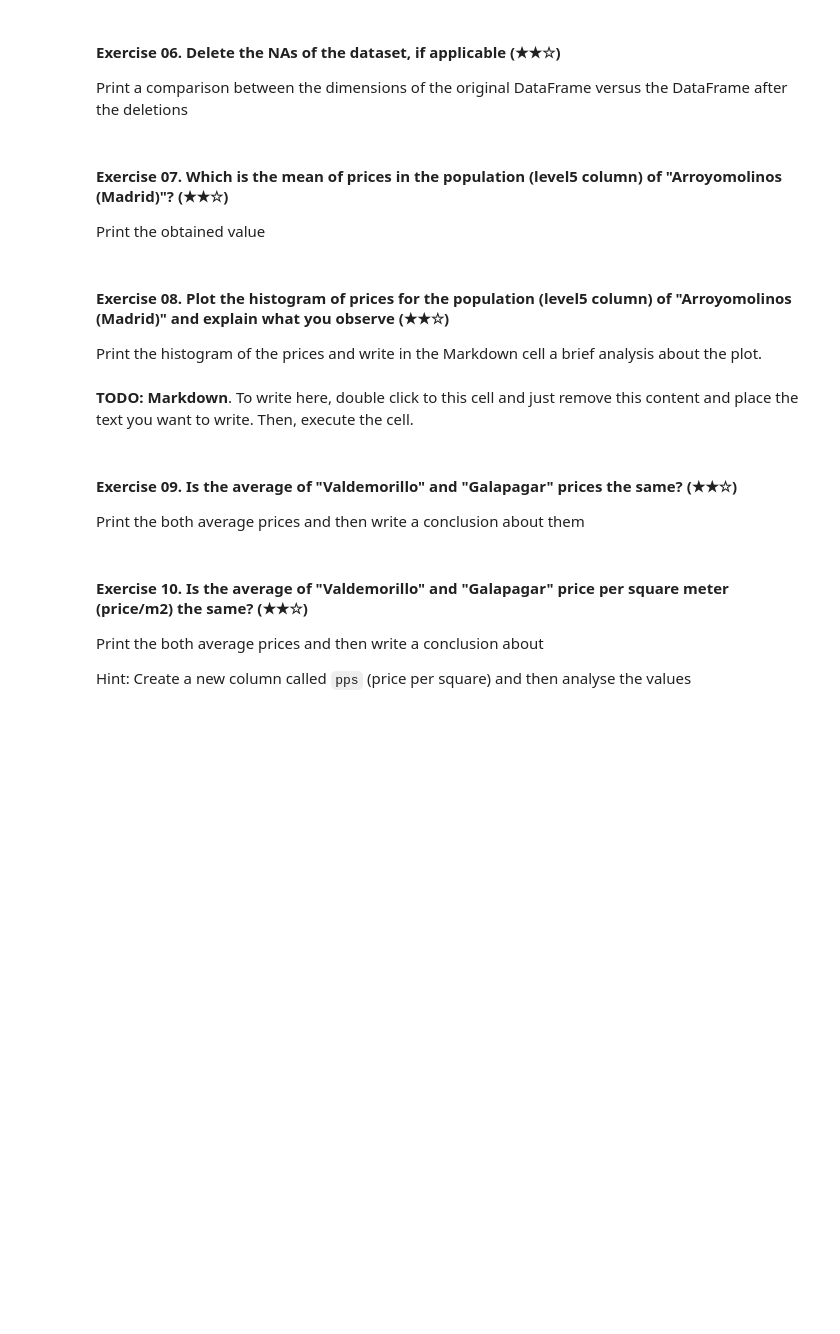
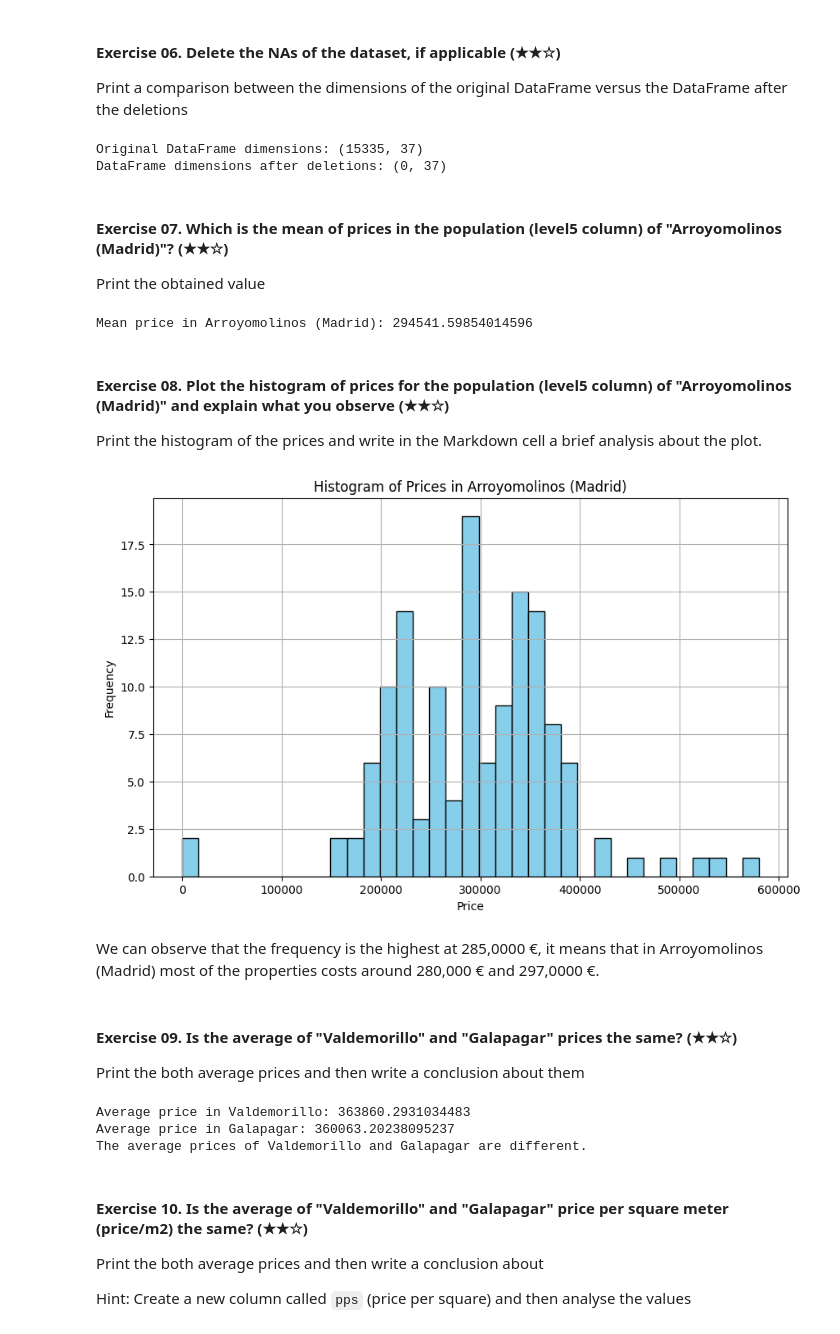
Before and after one commit to S4qk/realestate-datacleanup-exercise, a Jupyter notebook: project.ipynb, the cells around one changed output. Saved outputs shown, nothing was run; the diff lists cells and outputs as text; code cells hidden in the pictures; blank space fills up the shorter version.

```diff
--- a/project.ipynb
+++ b/project.ipynb
@@ -142,27 +136,82 @@ Columnas que contienen NaNs:
 
 Print a comparison between the dimensions of the original DataFrame versus the DataFrame after the deletions
 # %%
-# TODO
+original_shape = ds.shape
+
+# Drop rows with NAs
+ds_cleaned = ds.dropna()
+
+# Get dimensions of the dataframe after deletions
+cleaned_shape = ds_cleaned.shape
+
+# Print comparison
+print("Original DataFrame dimensions:", original_shape)
+print("DataFrame dimensions after deletions:", cleaned_shape)
+# %% [output]
+Original DataFrame dimensions: (15335, 37)
+DataFrame dimensions after deletions: (0, 37)
 # %% [markdown]
 #### Exercise 07. Which is the mean of prices in the population (level5 column) of "Arroyomolinos (Madrid)"? (★★☆)
 
 Print the obtained value
 # %%
-# TODO
+# Filter the dataset for rows where the population is "Arroyomolinos (Madrid)"
+arroyomolinos_data = ds[ds['level5'] == 'Arroyomolinos (Madrid)']
+
+# Calculate the mean of prices in the level5 column
+mean_price_arroyomolinos = arroyomolinos_data['price'].mean()
+
+# Print the mean price obtained
+print("Mean price in Arroyomolinos (Madrid):", mean_price_arroyomolinos)
+# %% [output]
+Mean price in Arroyomolinos (Madrid): 294541.59854014596
 # %% [markdown]
 #### Exercise 08. Plot the histogram of prices for the population (level5 column) of "Arroyomolinos (Madrid)" and explain what you observe (★★☆)
 
 Print the histogram of the prices and write in the Markdown cell a brief analysis about the plot.
 # %%
-# TODO: Code
+import numpy as np
+import matplotlib.pyplot as plt
+
+arroyomolinos_data = ds[ds['level5'] == 'Arroyomolinos (Madrid)']
+
+# Plot histogram of prices for "Arroyomolinos (Madrid)"
+plt.figure(figsize=(10, 6))
+plt.hist(arroyomolinos_data['price'], bins=35, color='skyblue', edgecolor='black')
+plt.title('Histogram of Prices in Arroyomolinos (Madrid)')
+plt.xlabel('Price')
+plt.ylabel('Frequency')
+plt.grid(True)
+plt.show()
+# %% [output]
+[figure, added]
-# %% [markdown]
-**TODO: Markdown**. To write here, double click to this cell and just remove this content and place the text you want to write. Then, execute the cell.
+# %% [markdown]
+We can observe that the frequency is the highest at 285,0000 €, it means that in Arroyomolinos (Madrid) most of the properties costs around 280,000 € and 297,0000 €.
 # %% [markdown]
 #### Exercise 09. Is the average of "Valdemorillo" and "Galapagar" prices the same? (★★☆)
 
 Print the both average prices and then write a conclusion about them
 # %%
-# TODO
+valdemorillo_data = ds[ds['level5'] == 'Valdemorillo']
+galapagar_data = ds[ds['level5'] == 'Galapagar']
+
+# Calculate the average prices for Valdemorillo and Galapagar
+average_price_valdemorillo = valdemorillo_data['price'].mean()
+average_price_galapagar = galapagar_data['price'].mean()
+
+# Print the average prices
+print("Average price in Valdemorillo:", average_price_valdemorillo)
+print("Average price in Galapagar:", average_price_galapagar)
+
+# Compare the average prices
+if average_price_valdemorillo == average_price_galapagar:
+    print("The average prices of Valdemorillo and Galapagar are the same.")
+else:
+    print("The average prices of Valdemorillo and Galapagar are different.")
+# %% [output]
+Average price in Valdemorillo: 363860.2931034483
+Average price in Galapagar: 360063.20238095237
+The average prices of Valdemorillo and Galapagar are different.
 # %% [markdown]
 #### Exercise 10. Is the average of "Valdemorillo" and "Galapagar" price per square meter (price/m2) the same? (★★☆)
 
```
Also changed, not shown: parts of 21 cells of this notebook.
